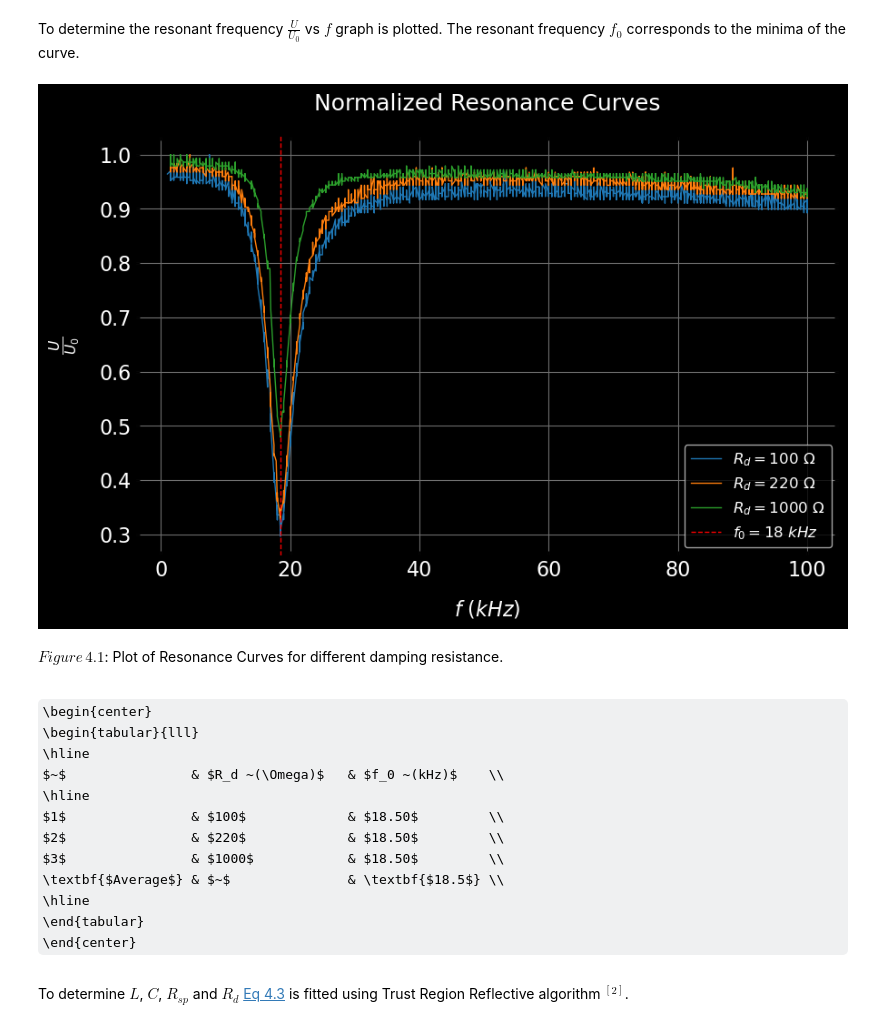
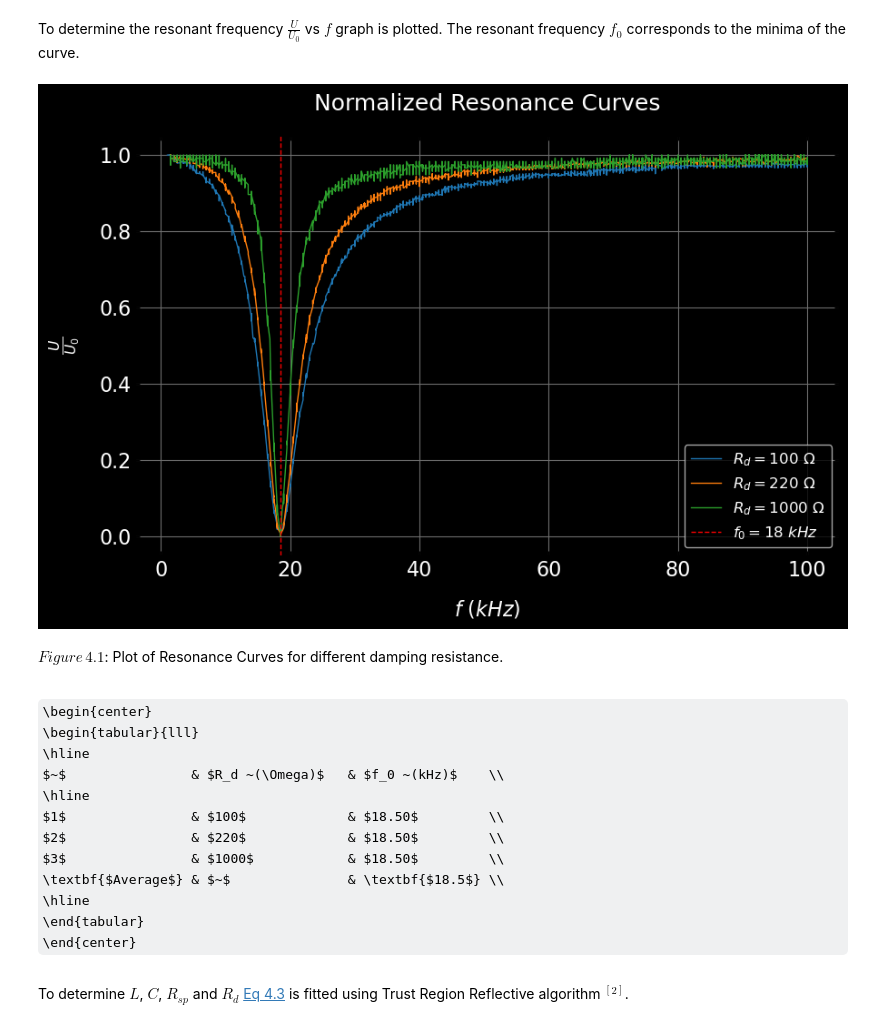
Before and after one commit to edhar98/Lab2, a Jupyter notebook: E12/E12He.ipynb, the cells around one changed output. Saved outputs shown, nothing was run; the diff lists cells and outputs as text; code cells hidden in the pictures; some formulas as TeX source.

```diff
--- a/E12/E12He.ipynb
+++ b/E12/E12He.ipynb
@@ -172,7 +172,10 @@ R_d_l, f_l, V_d_l, V_G_l, phi_l, df_l = zip(*sorted_lists)
 
 for i,df in enumerate(df_l):
     f = f_l[i] * 1e-3  # Hz -> KHz
-    A = V_d_l[i]/V_d_l[i].max() # Normalized peak to peak I/I_0
+    #A = V_d_l[i]/V_d_l[i].max() # Normalized peak to peak I/I_0
+    #plt.plot(f, A, label=(r'$R_d = %d \Omega$' % R_d_l[i]))
+    A = 1-np.abs(V_d_l[i]-V_G_l[i])/(np.abs(V_d_l[i]-V_G_l[i]).max()) # Normalized peak to peak I/I_0
+    A = A/A.max()
     plt.plot(f, A, label=(r'$R_d = %d \Omega$' % R_d_l[i]))
 
 plt.xlabel(r'$f$ ($KHz$)')
@@ -187,0 +250,18 @@ $Figure\, 2.1$: Plot of Resonance Curves for both damping resistance.
+# %%
+def U_normalized(f, R_sp, R_d, C, L):
+    #Constants and calculations based on your description
+    X_L = 2 * np.pi * f * L  # Inductive reactance
+    X_C = 1 / (2 * np.pi * f * C)  # Capacitive reactance
+    X_T = X_L - X_C  # Total reactance
+    R_T = R_sp + R_d # Total Resistance
+
+    return R_T / np.sqrt(R_T**2 + X_T**2)
+
+def tan_phi(f, R_d, R_sp, C, L):
+    X_L = 2 * np.pi * f * L  # Inductive reactance
+    X_C = 1 / (2 * np.pi * f * C)  # Capacitive reactance
+    X_T = X_L - X_C
+    return X_T / (R_d+R_sp)
+
+def freq_Thomson(L_arg, C_arg):
+    return np.sqrt(1/(L_arg*C_arg))/(2*np.pi)
@@ -309,30 +474,31 @@ To determine the resonant frequency $\frac{U}{U_0}$ vs $f$ graph is plotted. The
 # %%
 #def fit_func(freq, L_arg, C_arg, R_arg):
 f_0_l = []
 table_data = [[r'$~$',r'$R_d ~(\Omega)$', r'$f_0 ~(kHz)$']]
 for i,df in enumerate(df_l):
     f = f_l[i] * 1e-3  # Hz -> KHz
-    A = V_d_l[i]/V_d_l[i].max() # Normalized peak to peak I/I_0
+    A = 1-np.abs(V_d_l[i]-V_G_l[i])/(np.abs(V_d_l[i]-V_G_l[i]).max())
+    A = A/A.max()
     plt.plot(f, A, label=(r'$R_d = %d ~\Omega$' % R_d_l[i]))
     f_0 = f[A.argmin()]
     f_0_l.append(f_0)
     table_data.append([r'$%d$' % (i+1), r'$%d$' % R_d_l[i], r'$%.2f$' % f_0])
     #plt.scatter(f_0, A.min(), marker='x', label='$f_0 = %d ~kHz$'%f_0)
 
 plt.axvline(np.mean(f_0_l), color='r', linestyle='--', label='$f_0 = %d ~kHz$'%np.mean(f_0_l))
 plt.xlabel(r'$f$ ($kHz$)')
 plt.ylabel(r'$\frac{U}{U_0}$')
 plt.title('Normalized Resonance Curves')
 plt.legend()
 plt.grid(True)
 plt.show()
 dy(Lx(r'$Figure\, 4.1$: Plot of Resonance Curves for different damping resistance.'))
 
 table_data.append([r'\textbf{$Average$}', '$~$', r'\textbf{$%.1f$}'%np.mean(f_0_l)])
 table = tabulate.tabulate(table_data, tablefmt='latex_raw', headers="firstrow")
 dy(Lx('\\begin{center}\n' + table + '\n\end{center}'))
 # %% [output]
-[figure, old version]
+[figure, new version]
 $Figure\, 4.1$: Plot of Resonance Curves for different damping resistance.
 \begin{center}
 \begin{tabular}{lll}
```
Also changed, not shown: parts of 6 cells of this notebook, 1 other file.
